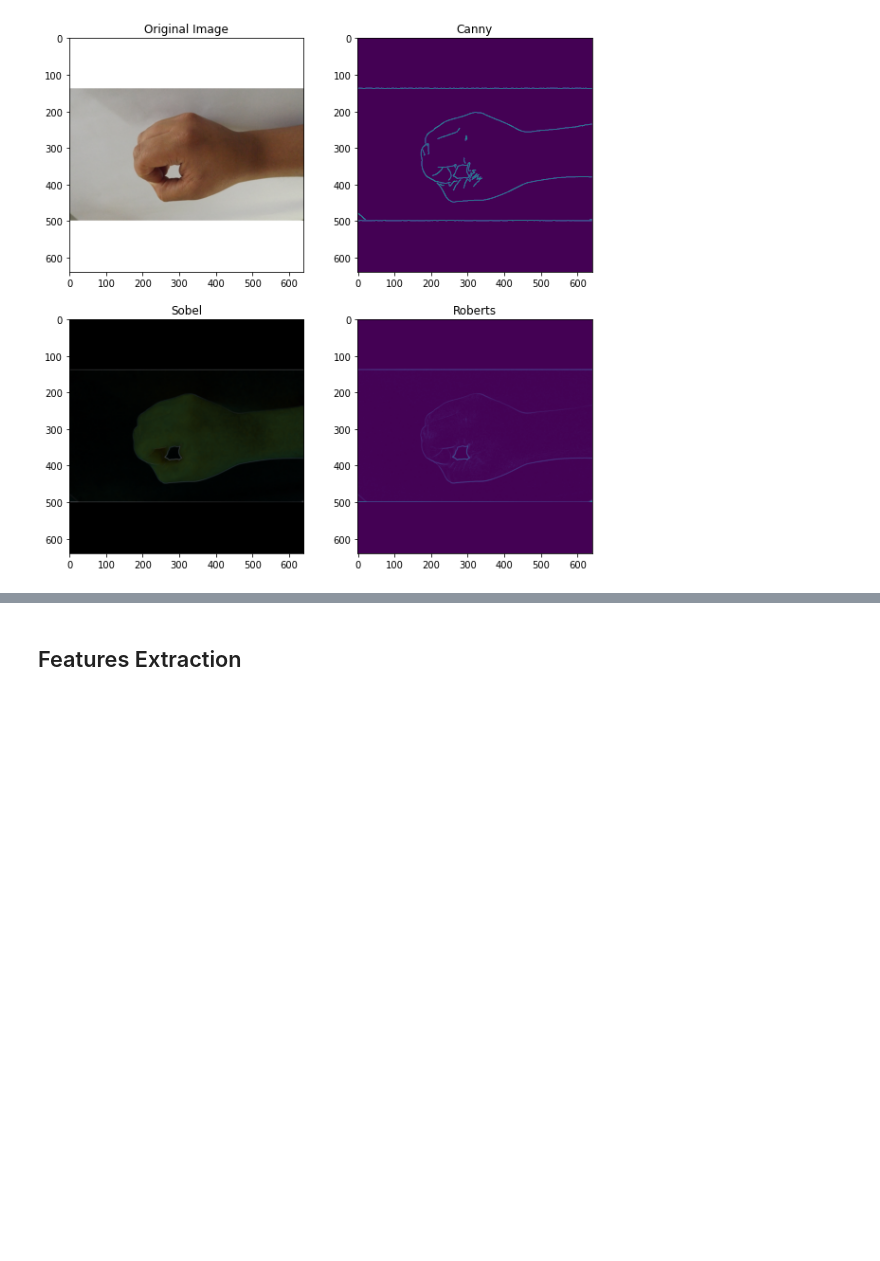
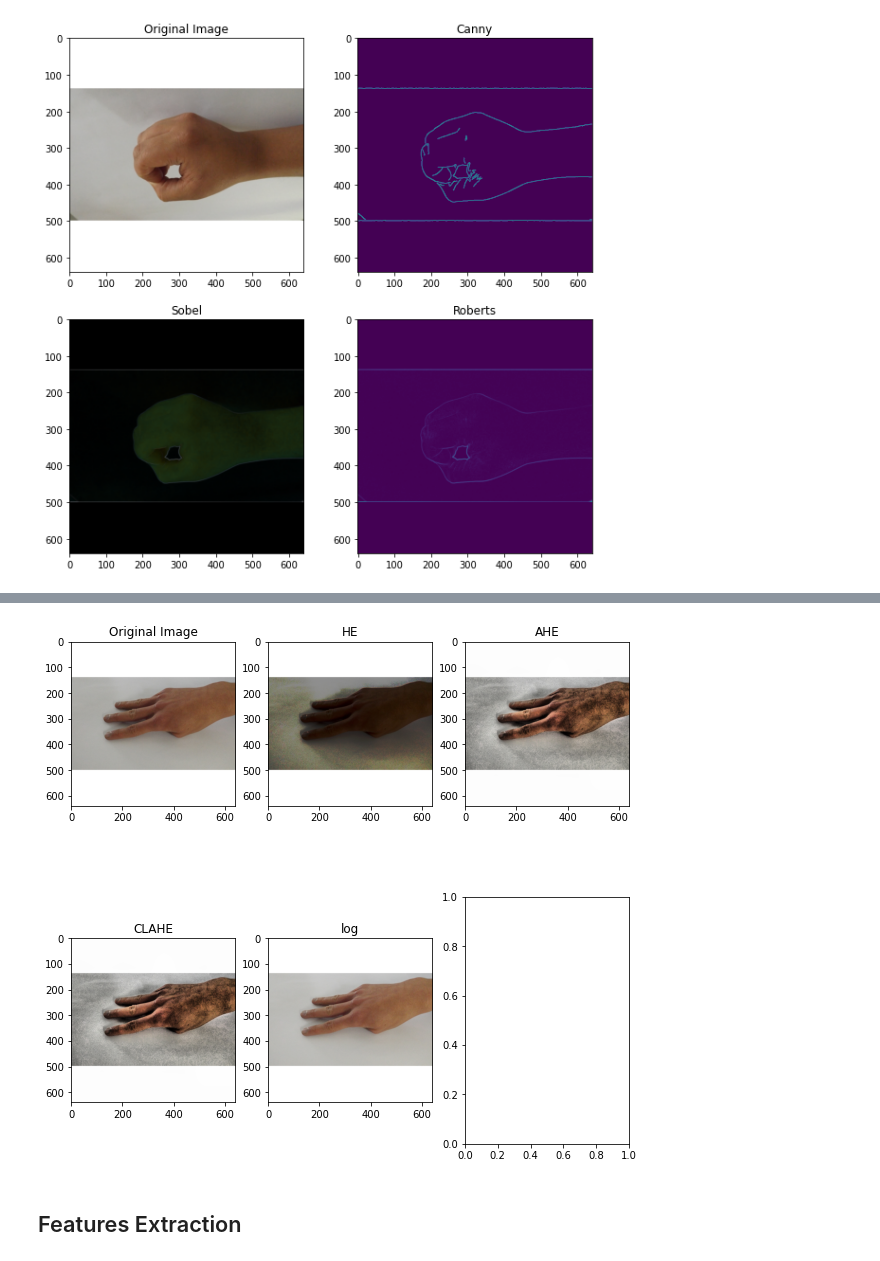
Before and after one commit to MostafaAshraf98/Project-Pattern-Recognition, a Jupyter notebook: main.ipynb, the cells around one changed output, grey strips where cells are left out. Saved outputs shown, nothing was run; the diff lists cells and outputs as text; code cells hidden in the pictures; blank space fills up the shorter version.

```diff
--- a/main.ipynb
+++ b/main.ipynb
@@ -114,3 +111,30 @@ plt.show()
+# %%
+index = 478
+# method: 'HE', 'AHE', 'CLAHE', 'log'
+image_preprocessor = ImagePreprocessor(method = 'HE')
+he = image_preprocessor.process(x_train[index])
+image_preprocessor = ImagePreprocessor(method = 'AHE')
+ahe = image_preprocessor.process(x_train[index])
+image_preprocessor = ImagePreprocessor(method = 'CLAHE')
+clahe = image_preprocessor.process(x_train[index])
+image_preprocessor = ImagePreprocessor(method = 'log')
+log_img = image_preprocessor.process(x_train[index])
+
+
+_, ax = plt.subplots(2, 3, figsize=(10, 10))
+ax[0,0].set_title('Original Image')
+ax[0,1].set_title('HE')
+ax[0,2].set_title('AHE')
+ax[1,0].set_title('CLAHE')
+ax[1,1].set_title('log')
+ax[0,0].imshow(x_train[index])
+ax[0,1].imshow(he)
+ax[0,2].imshow(ahe)
+ax[1,0].imshow(clahe)
+ax[1,1].imshow(log_img)
+plt.show()
+# %% [output]
+[figure, added]
 # %%
 region_based_segmentation = RegionBasedSegmentation(method='region_merging')
 # method: 'region_splitting' generates an error
```
Also changed, not shown: parts of 3 cells of this notebook, 1 other file.
